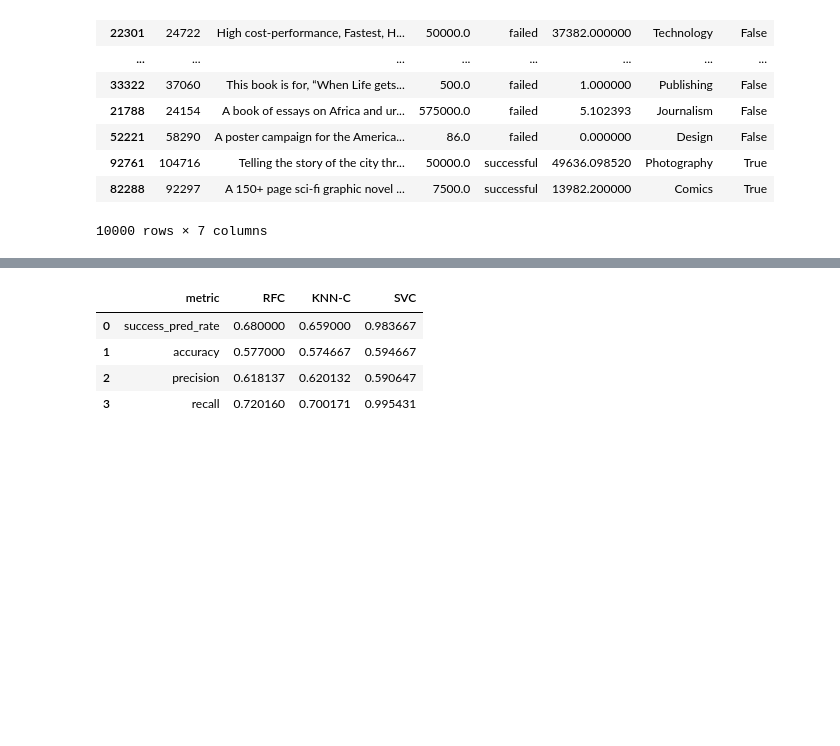
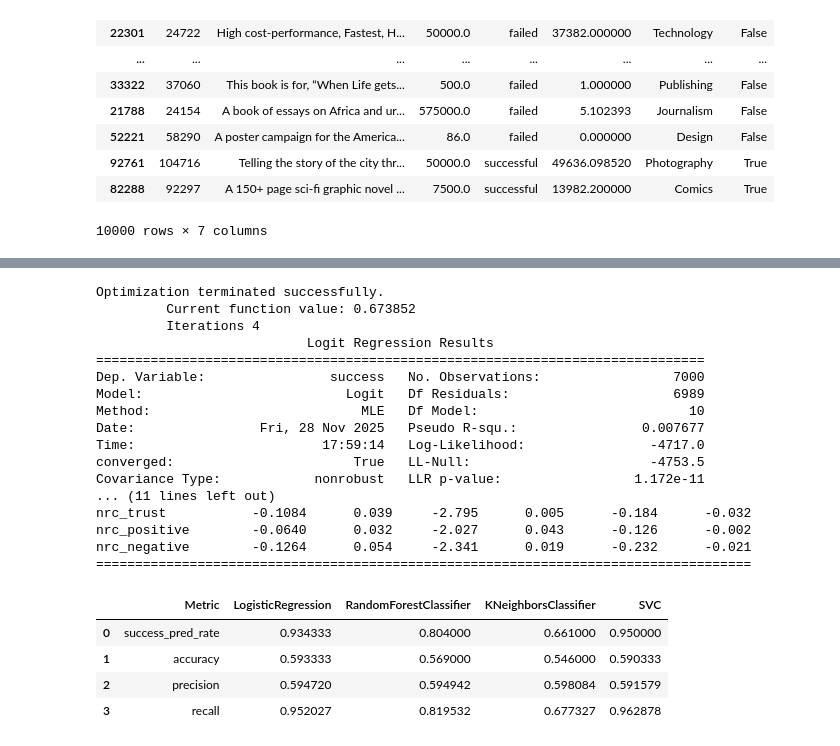
Before and after one commit to bozercavdar/kickstarter-project, a Jupyter notebook: off_the_shelf_lexicons.ipynb, the cells around one changed output, grey strips where cells are left out. Drawn from its saved outputs; the diff is of its cells as text; code cells hidden in the pictures; blank space fills up the shorter version.

```diff
--- a/analysis_9.ipynb
+++ b/off_the_shelf_lexicons.ipynb
@@ -57,6 +65,7 @@ def extract_feature(df: pd.DataFrame, feature_extractor: Callable):
     df = df.join(df["blurb"].apply(feature_extractor))
     return df
 # %%
+# Function to fit a list of classifiers based on the given cols
 def classifier(df: pd.DataFrame, cols: list[str], estimators: list[BaseEstimator]):
     X = df[cols].copy()
     y = df["success"]
@@ -65,7 +74,7 @@ def classifier(df: pd.DataFrame, cols: list[str], estimators: list[BaseEstimator
         X, y, test_size=0.30, random_state=41, stratify=y
     )
 
-    afinn_results = None
+    total_results = None
 
     for estimator in estimators:
         estimator.fit(X_train, y_train)
@@ -74,8 +83,8 @@ def classifier(df: pd.DataFrame, cols: list[str], estimators: list[BaseEstimator
         # y_pred_prob = estimator.predict_proba(X_test)[:, 1]
 
         results = pd.DataFrame({
-            "metric": ["success_pred_rate", "accuracy", "precision", "recall"],
-            "value": [
+            "Metric": ["success_pred_rate", "accuracy", "precision", "recall"],
+            f"{estimator.__class__.__name__}": [
                 y_pred.mean(),
                 accuracy_score(y_test, y_pred),
                 precision_score(y_test, y_pred),
@@ -84,11 +93,24 @@ def classifier(df: pd.DataFrame, cols: list[str], estimators: list[BaseEstimator
             ]
         })
 
-        if afinn_results is None:
-            vader_results = results
+        if total_results is None:
+            total_results = results
         else:
-            vader_results = pd.merge(vader_results, results, on="metric")
+            total_results = pd.merge(total_results, results, on="Metric")
 
-    vader_results.columns=["metric", "RFC", "KNN-C", "SVC"]
-    return vader_results
+    return total_results
+# %%
+def logistic_regression_summary(df, col_names):
+    X = df[col_names].copy()
+    X = sm.add_constant(X)
+    y = df["success"]
+
+    X_train, X_test, y_train, y_test = train_test_split(
+        X, y, test_size=0.30, random_state=41, stratify=y
+    )
+
+    model = sm.Logit(y_train, X_train)
+    result = model.fit()
+
+    print(result.summary())
 # %%
@@ -158,28 +218,46 @@ afinn_results
 # %%
 def nrc_features(text):
     emotions = NRCLex(text).raw_emotion_scores
 
     # Initialize all NRC categories with zero
     categories = [
         'anger','anticipation','disgust','fear','joy',
         'sadness','surprise','trust','positive','negative'
     ]
     out = {f"nrc_{c}": emotions.get(c, 0) for c in categories}
 
     return pd.Series(out)
 
-col_names = ["goal", 'nrc_anger','nrc_anticipation','nrc_disgust','nrc_fear','nrc_joy',
+col_names = ['nrc_anger','nrc_anticipation','nrc_disgust','nrc_fear','nrc_joy',
         'nrc_sadness','nrc_surprise','nrc_trust','nrc_positive','nrc_negative']
 
 nrc_df = extract_feature(sample_df, nrc_features)
-nrc_results = classifier(nrc_df, col_names, estimators=[RandomForestClassifier(), KNeighborsClassifier(), SVC()])
+logistic_regression_summary(nrc_df, col_names)
+nrc_results = classifier(nrc_df, col_names, estimators=[LogisticRegression(), RandomForestClassifier(), KNeighborsClassifier(), SVC()])
 nrc_results
 # %% [output]
+Optimization terminated successfully.
+         Current function value: 0.673852
+         Iterations 4
+                           Logit Regression Results
+==============================================================================
+Dep. Variable:                success   No. Observations:                 7000
+Model:                          Logit   Df Residuals:                     6989
+Method:                           MLE   Df Model:                           10
+Date:                Fri, 28 Nov 2025   Pseudo R-squ.:                0.007677
+Time:                        17:59:14   Log-Likelihood:                -4717.0
+converged:                       True   LL-Null:                       -4753.5
+Covariance Type:            nonrobust   LLR p-value:                 1.172e-11
+... (11 lines left out)
+nrc_trust           -0.1084      0.039     -2.795      0.005      -0.184      -0.032
+nrc_positive        -0.0640      0.032     -2.027      0.043      -0.126      -0.002
+nrc_negative        -0.1264      0.054     -2.341      0.019      -0.232      -0.021
+====================================================================================
-|  | metric | RFC | KNN-C | SVC |
-| 0 | success_pred_rate | 0.680000 | 0.659000 | 0.983667 |
-| 1 | accuracy | 0.577000 | 0.574667 | 0.594667 |
-| 2 | precision | 0.618137 | 0.620132 | 0.590647 |
-| 3 | recall | 0.720160 | 0.700171 | 0.995431 |
+|  | Metric | LogisticRegression | RandomForestClassifier | KNeighborsClassifier | SVC |
+| 0 | success_pred_rate | 0.934333 | 0.804000 | 0.661000 | 0.950000 |
+| 1 | accuracy | 0.593333 | 0.569000 | 0.546000 | 0.590333 |
+| 2 | precision | 0.594720 | 0.594942 | 0.598084 | 0.591579 |
+| 3 | recall | 0.952027 | 0.819532 | 0.677327 | 0.962878 |
 # %%
 el = pd.read_csv("evaluative_lexicon_features.csv")
 
```
Also changed, not shown: parts of 9 cells of this notebook, 5 other files.
